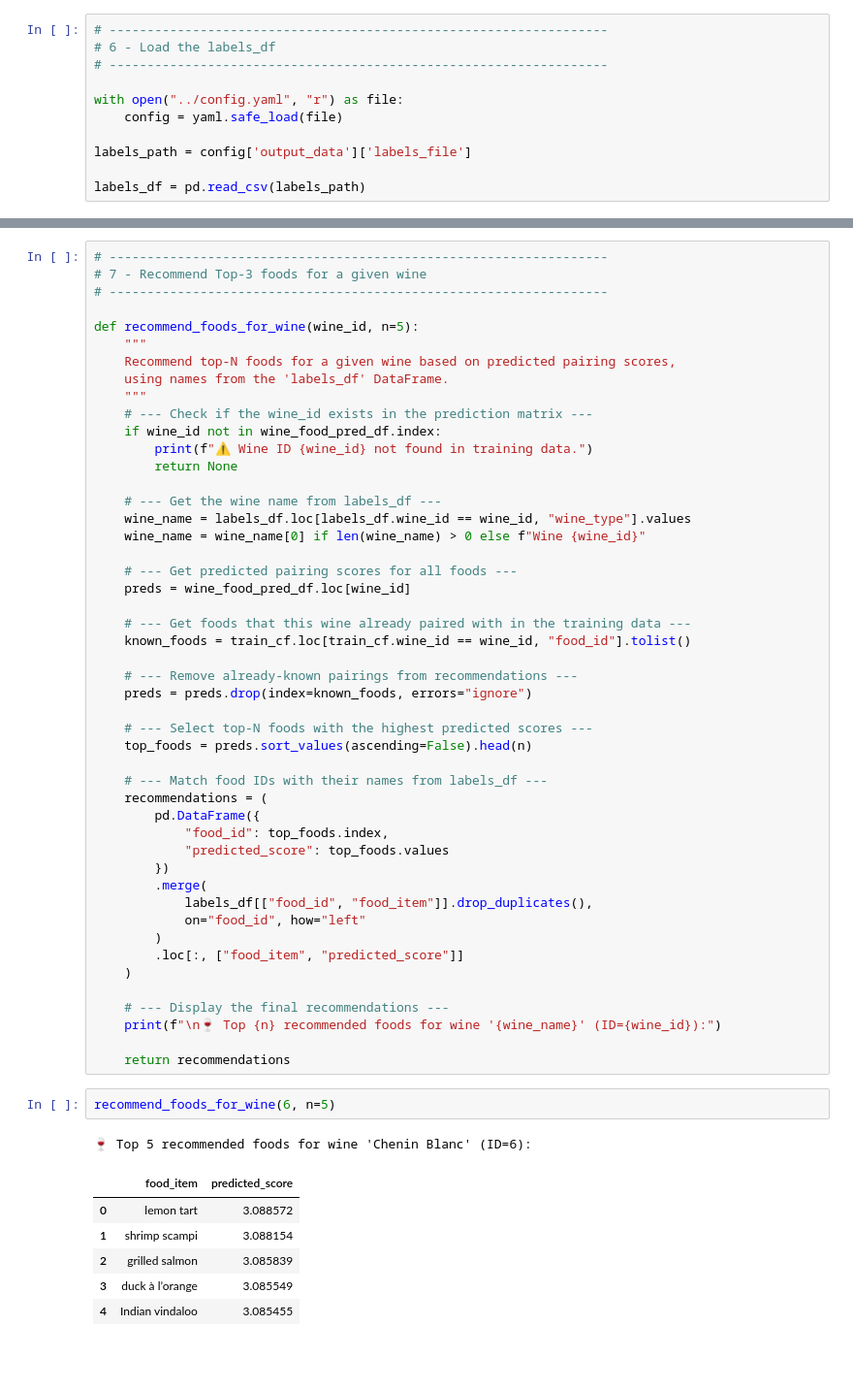
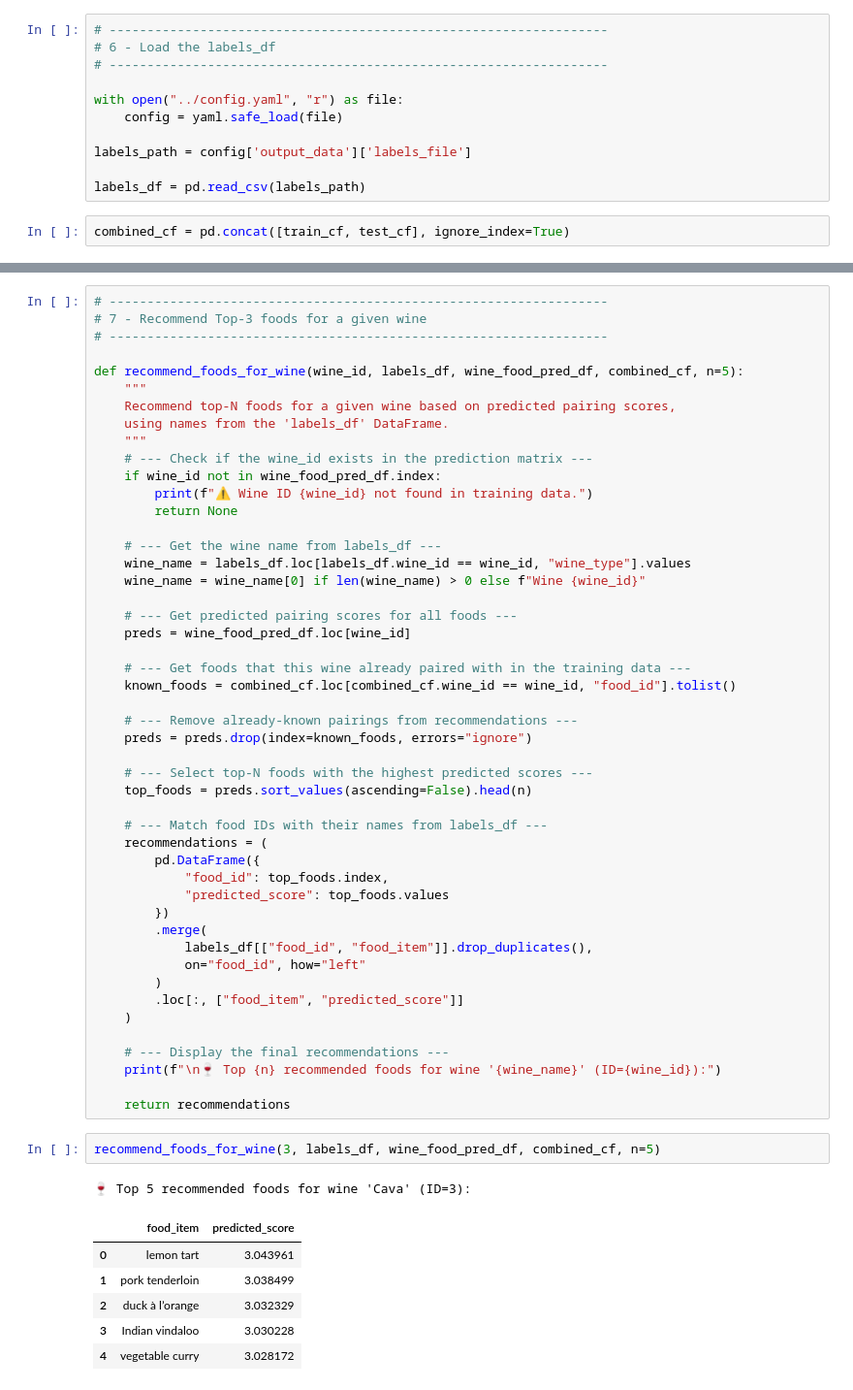
Before and after one commit to juliaalcribeiro/final_project, a Jupyter notebook: notebook/collaborative_filtering.ipynb, the cells around one changed output, grey strips where cells are left out. Shown at 97% size. Drawn from its saved outputs; the diff is of its cells as text; blank space fills up the shorter version.

```diff
--- a/notebook/collaborative_filtering.ipynb
+++ b/notebook/collaborative_filtering.ipynb
@@ -138,3 +154,5 @@ with open("../config.yaml", "r") as file:
 labels_path = config['output_data']['labels_file']
 
 labels_df = pd.read_csv(labels_path)
+# %%
+combined_cf = pd.concat([train_cf, test_cf], ignore_index=True)
@@ -143,7 +231,7 @@ labels_df = pd.read_csv(labels_path)
 # 7 - Recommend Top-3 foods for a given wine
 # ------------------------------------------------------------------
 
-def recommend_foods_for_wine(wine_id, n=5):
+def recommend_foods_for_wine(wine_id, labels_df, wine_food_pred_df, combined_cf, n=5):
     """
     Recommend top-N foods for a given wine based on predicted pairing scores,
     using names from the 'labels_df' DataFrame.
@@ -161,7 +249,7 @@ def recommend_foods_for_wine(wine_id, n=5):
     preds = wine_food_pred_df.loc[wine_id]
 
     # --- Get foods that this wine already paired with in the training data ---
-    known_foods = train_cf.loc[train_cf.wine_id == wine_id, "food_id"].tolist()
+    known_foods = combined_cf.loc[combined_cf.wine_id == wine_id, "food_id"].tolist()
 
     # --- Remove already-known pairings from recommendations ---
     preds = preds.drop(index=known_foods, errors="ignore")
@@ -187,12 +275,12 @@ def recommend_foods_for_wine(wine_id, n=5):
 
     return recommendations
 # %%
-recommend_foods_for_wine(6, n=5)
+recommend_foods_for_wine(3, labels_df, wine_food_pred_df, combined_cf, n=5)
 # %% [output]
-🍷 Top 5 recommended foods for wine 'Chenin Blanc' (ID=6):
+🍷 Top 5 recommended foods for wine 'Cava' (ID=3):
 |  | food_item | predicted_score |
-| 0 | lemon tart | 3.088572 |
-| 1 | shrimp scampi | 3.088154 |
-| 2 | grilled salmon | 3.085839 |
-| 3 | duck à l’orange | 3.085549 |
-| 4 | Indian vindaloo | 3.085455 |
+| 0 | lemon tart | 3.043961 |
+| 1 | pork tenderloin | 3.038499 |
+| 2 | duck à l’orange | 3.032329 |
+| 3 | Indian vindaloo | 3.030228 |
+| 4 | vegetable curry | 3.028172 |
```
Also changed, not shown: parts of 5 cells of this notebook, 14 other files.
